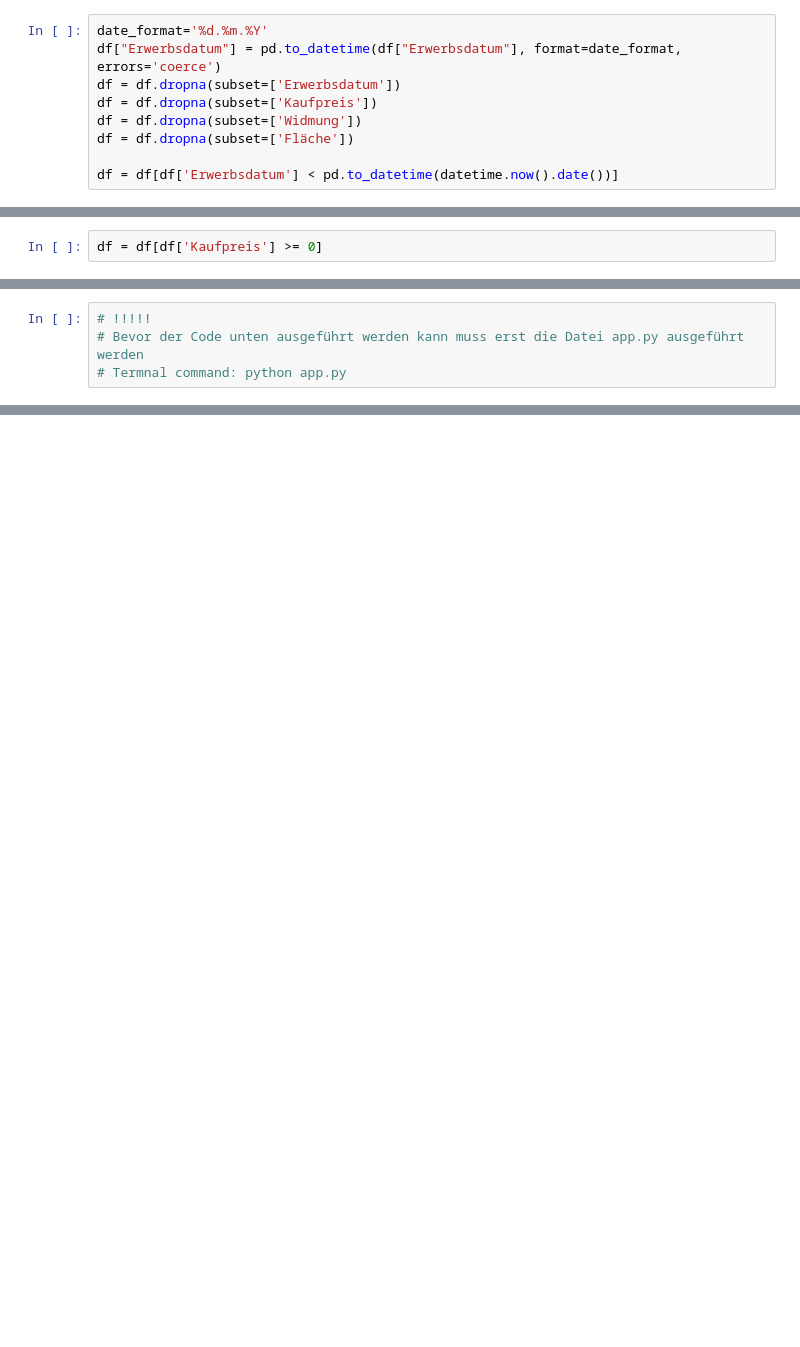
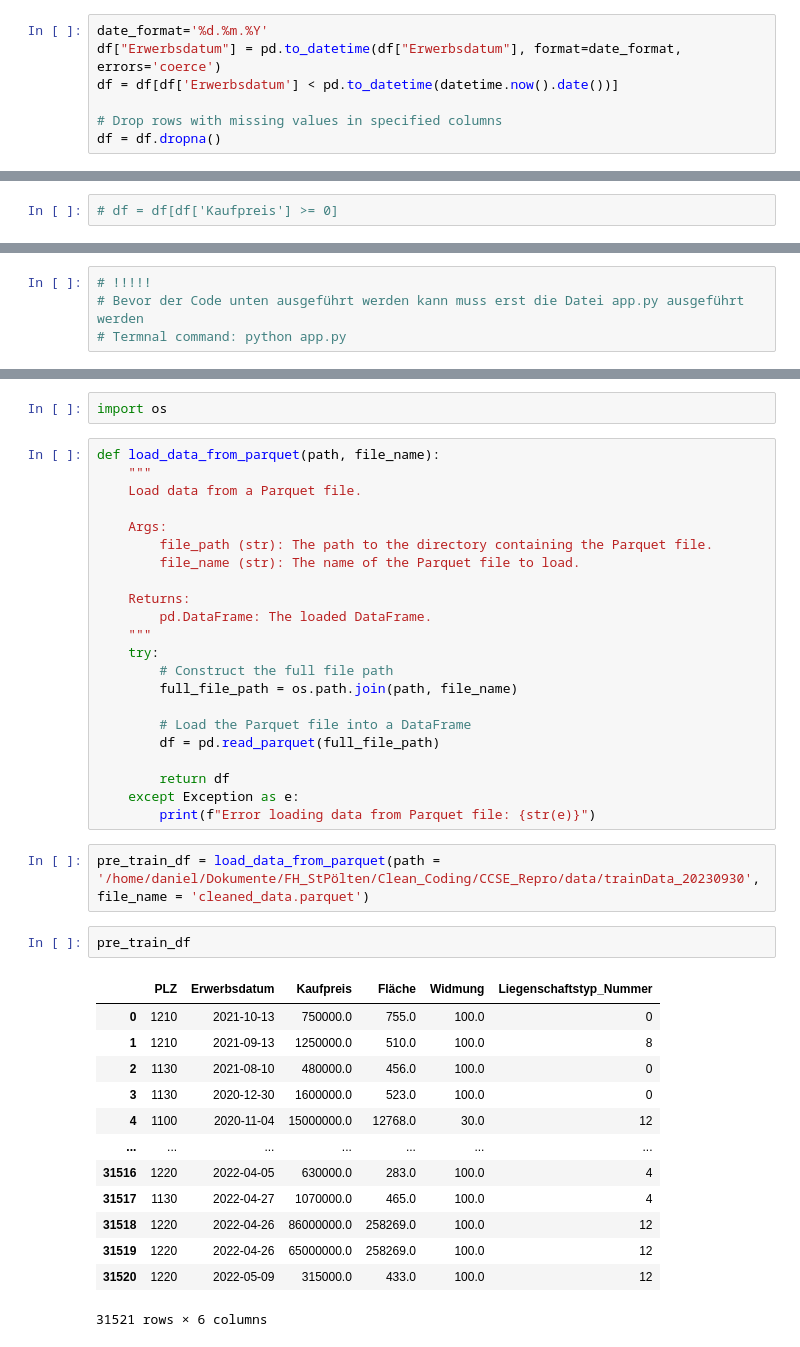
Before and after one commit to mdielacher/CCSE_Repro, a Jupyter notebook: data_exploration_training.ipynb, the cells around one changed output, grey strips where cells are left out. Drawn from its saved outputs; the diff is of its cells as text; blank space fills up the shorter version.

```diff
--- a/data_exploration_training.ipynb
+++ b/data_exploration_training.ipynb
@@ -121,12 +121,10 @@ df["Kaufpreis"] = pd.to_numeric(df["Kaufpreis"].str.replace(',', '.'), errors='c
 # %%
 date_format='%d.%m.%Y'
 df["Erwerbsdatum"] = pd.to_datetime(df["Erwerbsdatum"], format=date_format, errors='coerce')
-df = df.dropna(subset=['Erwerbsdatum'])
-df = df.dropna(subset=['Kaufpreis'])
-df = df.dropna(subset=['Widmung'])
-df = df.dropna(subset=['Fläche'])
+df = df[df['Erwerbsdatum'] < pd.to_datetime(datetime.now().date())]
 
-df = df[df['Erwerbsdatum'] < pd.to_datetime(datetime.now().date())]
+# Drop rows with missing values in specified columns
+df = df.dropna()
 # %% [markdown]
 ### Check Data
 # %% [markdown]
@@ -225,7 +223,7 @@ plot_price_trend(df, 1010, 'Mietwohnhaus voll/tw. vermietet')
 # %%
 df = df[df['Erwerbsdatum'] >= pd.to_datetime("2000-01-01")]
 # %%
-df = df[df['Kaufpreis'] >= 0]
+# df = df[df['Kaufpreis'] >= 0]
 # %%
 len(df)
 # %% [output]
@@ -424,0 +381,42 @@ Request failed with status code: 400
+# %%
+import os
+# %%
+def load_data_from_parquet(path, file_name):
+    """
+    Load data from a Parquet file.
+
+    Args:
+        file_path (str): The path to the directory containing the Parquet file.
+        file_name (str): The name of the Parquet file to load.
+
+    Returns:
+        pd.DataFrame: The loaded DataFrame.
+    """
+    try:
+        # Construct the full file path
+        full_file_path = os.path.join(path, file_name)
+
+        # Load the Parquet file into a DataFrame
+        df = pd.read_parquet(full_file_path)
+
+        return df
+    except Exception as e:
+        print(f"Error loading data from Parquet file: {str(e)}")
+# %%
+pre_train_df = load_data_from_parquet(path = '/home/daniel/Dokumente/FH_StPölten/Clean_Coding/CCSE_Repro/data/trainData_20230930', file_name = 'cleaned_data.parquet')
+# %%
+pre_train_df
+# %% [output]
+|  | PLZ | Erwerbsdatum | Kaufpreis | Fläche | Widmung | Liegenschaftstyp_Nummer |
+| 0 | 1210 | 2021-10-13 | 750000.0 | 755.0 | 100.0 | 0 |
+| 1 | 1210 | 2021-09-13 | 1250000.0 | 510.0 | 100.0 | 8 |
+| 2 | 1130 | 2021-08-10 | 480000.0 | 456.0 | 100.0 | 0 |
+| 3 | 1130 | 2020-12-30 | 1600000.0 | 523.0 | 100.0 | 0 |
+| 4 | 1100 | 2020-11-04 | 15000000.0 | 12768.0 | 30.0 | 12 |
+| ... | ... | ... | ... | ... | ... | ... |
+| 31516 | 1220 | 2022-04-05 | 630000.0 | 283.0 | 100.0 | 4 |
+| 31517 | 1130 | 2022-04-27 | 1070000.0 | 465.0 | 100.0 | 4 |
+| 31518 | 1220 | 2022-04-26 | 86000000.0 | 258269.0 | 100.0 | 12 |
+| 31519 | 1220 | 2022-04-26 | 65000000.0 | 258269.0 | 100.0 | 12 |
+| 31520 | 1220 | 2022-05-09 | 315000.0 | 433.0 | 100.0 | 12 |
+31521 rows × 6 columns
```
Also changed, not shown: parts of 5 cells of this notebook, 7 other files.
